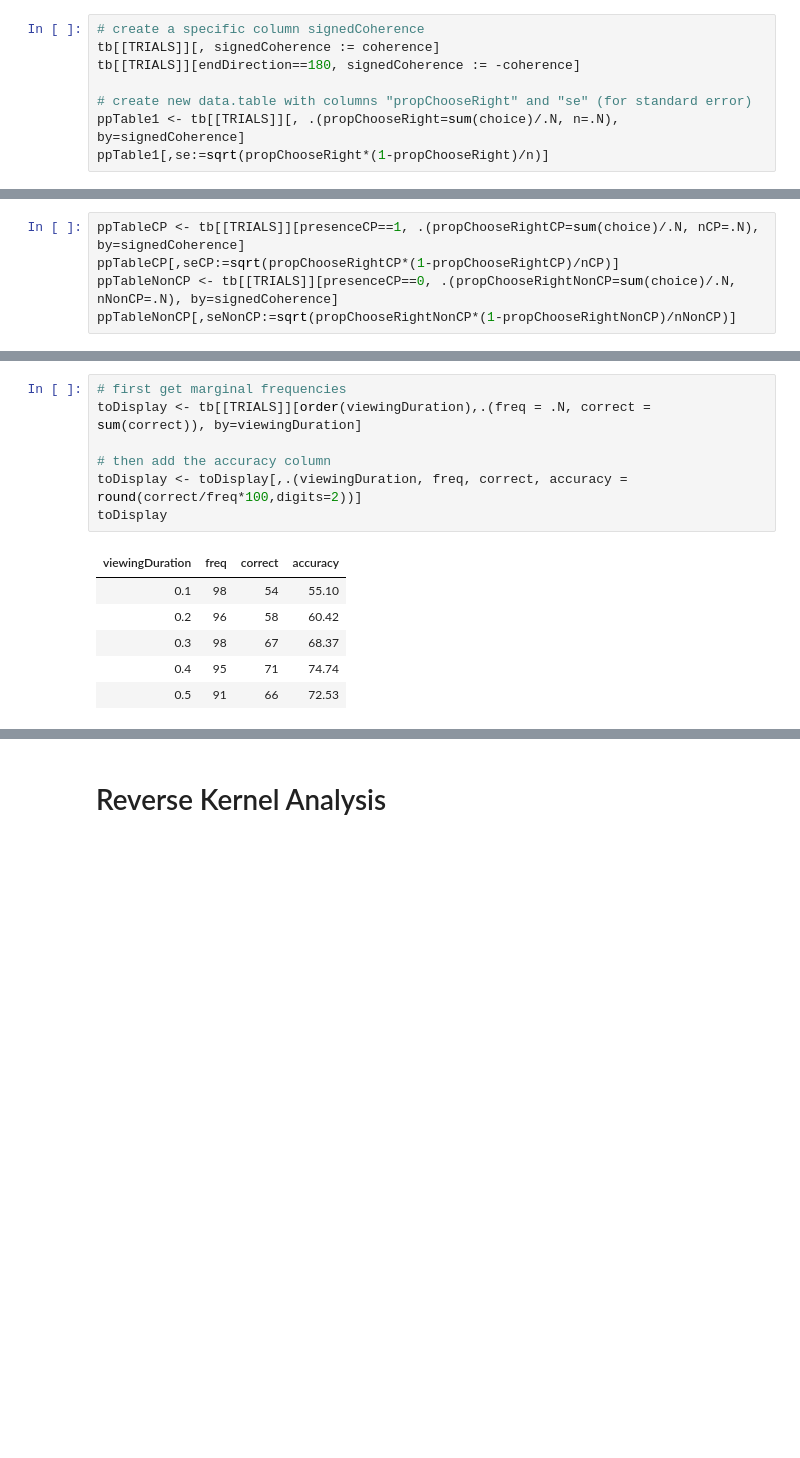
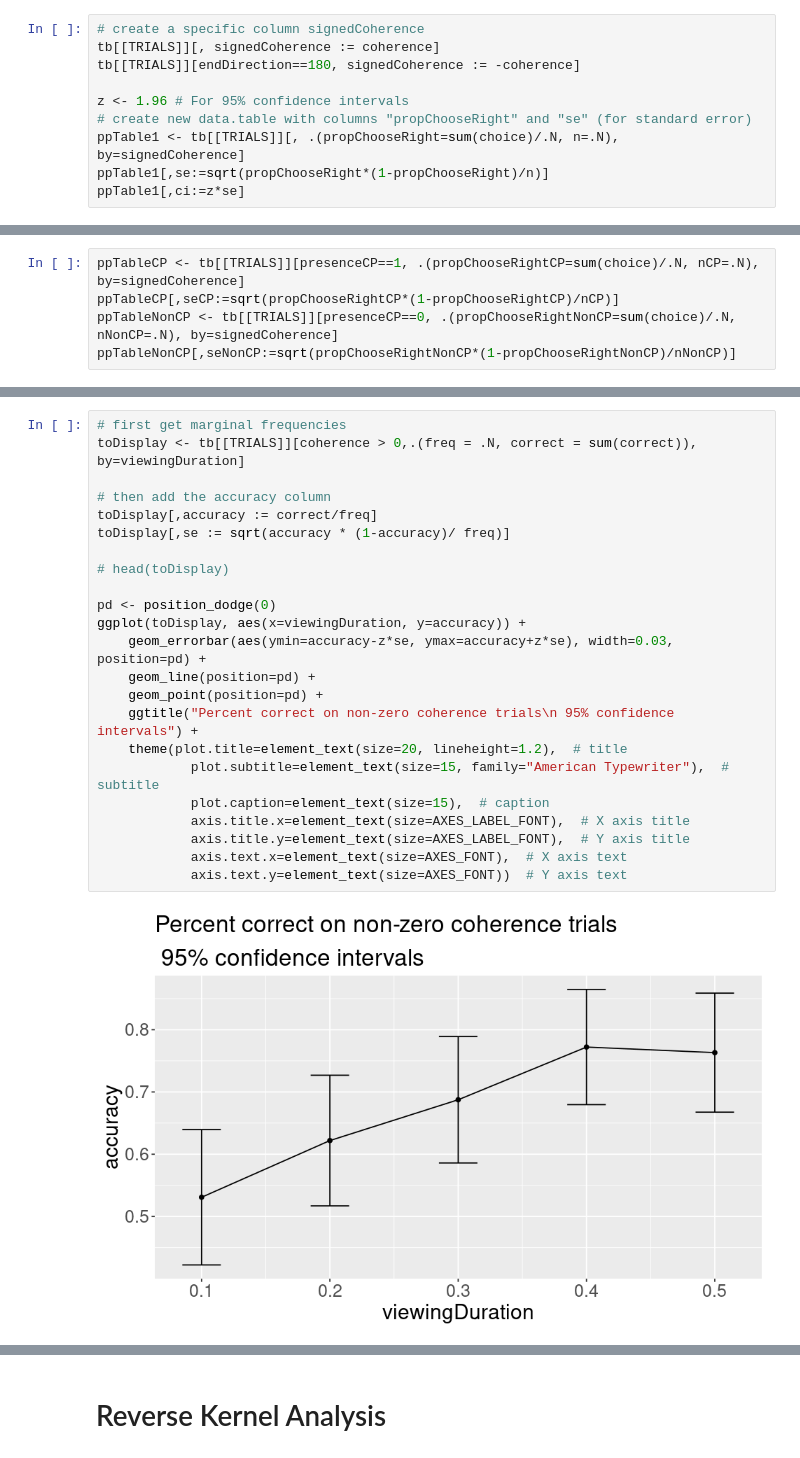
Before and after one commit to TheGoldLab/Analysis_SingleCP_DotsReversal, a Jupyter notebook: Jupyter/pilot11.ipynb, the cells around one changed output, grey strips where cells are left out. Drawn from its saved outputs; the diff is of its cells as text; blank space fills up the shorter version.

```diff
--- a/Jupyter/pilot11.ipynb
+++ b/Jupyter/pilot11.ipynb
@@ -554,6 +565,8 @@ the direction of motion at the end of the trial is leftward (180 degrees).
 tb[[TRIALS]][, signedCoherence := coherence]
 tb[[TRIALS]][endDirection==180, signedCoherence := -coherence]
 
+z <- 1.96 # For 95% confidence intervals
 # create new data.table with columns "propChooseRight" and "se" (for standard error)
 ppTable1 <- tb[[TRIALS]][, .(propChooseRight=sum(choice)/.N, n=.N), by=signedCoherence]
 ppTable1[,se:=sqrt(propChooseRight*(1-propChooseRight)/n)]
+ppTable1[,ci:=z*se]
@@ -650,14 +659,25 @@ print(toDisplay)
-# %%
-# first get marginal frequencies
-toDisplay <- tb[[TRIALS]][order(viewingDuration),.(freq = .N, correct = sum(correct)), by=viewingDuration]
-
-# then add the accuracy column
-toDisplay <- toDisplay[,.(viewingDuration, freq, correct, accuracy = round(correct/freq*100,digits=2))]
-toDisplay
-# %% [output]
-| viewingDuration | freq | correct | accuracy |
-| 0.1 | 98 | 54 | 55.10 |
-| 0.2 | 96 | 58 | 60.42 |
-| 0.3 | 98 | 67 | 68.37 |
-| 0.4 | 95 | 71 | 74.74 |
-| 0.5 | 91 | 66 | 72.53 |
+# %%
+# first get marginal frequencies
+toDisplay <- tb[[TRIALS]][coherence > 0,.(freq = .N, correct = sum(correct)), by=viewingDuration]
+
+# then add the accuracy column
+toDisplay[,accuracy := correct/freq]
+toDisplay[,se := sqrt(accuracy * (1-accuracy)/ freq)]
+
+# head(toDisplay)
+
+pd <- position_dodge(0)
+ggplot(toDisplay, aes(x=viewingDuration, y=accuracy)) +
+    geom_errorbar(aes(ymin=accuracy-z*se, ymax=accuracy+z*se), width=0.03, position=pd) +
+    geom_line(position=pd) +
+    geom_point(position=pd) +
+    ggtitle("Percent correct on non-zero coherence trials\n 95% confidence intervals") +
+    theme(plot.title=element_text(size=20, lineheight=1.2),  # title
+            plot.subtitle=element_text(size=15, family="American Typewriter"),  # subtitle
+            plot.caption=element_text(size=15),  # caption
+            axis.title.x=element_text(size=AXES_LABEL_FONT),  # X axis title
+            axis.title.y=element_text(size=AXES_LABEL_FONT),  # Y axis title
+            axis.text.x=element_text(size=AXES_FONT),  # X axis text
+            axis.text.y=element_text(size=AXES_FONT))  # Y axis text
+# %% [output]
+[figure, added]
```
Also changed, not shown: parts of 26 cells of this notebook.
